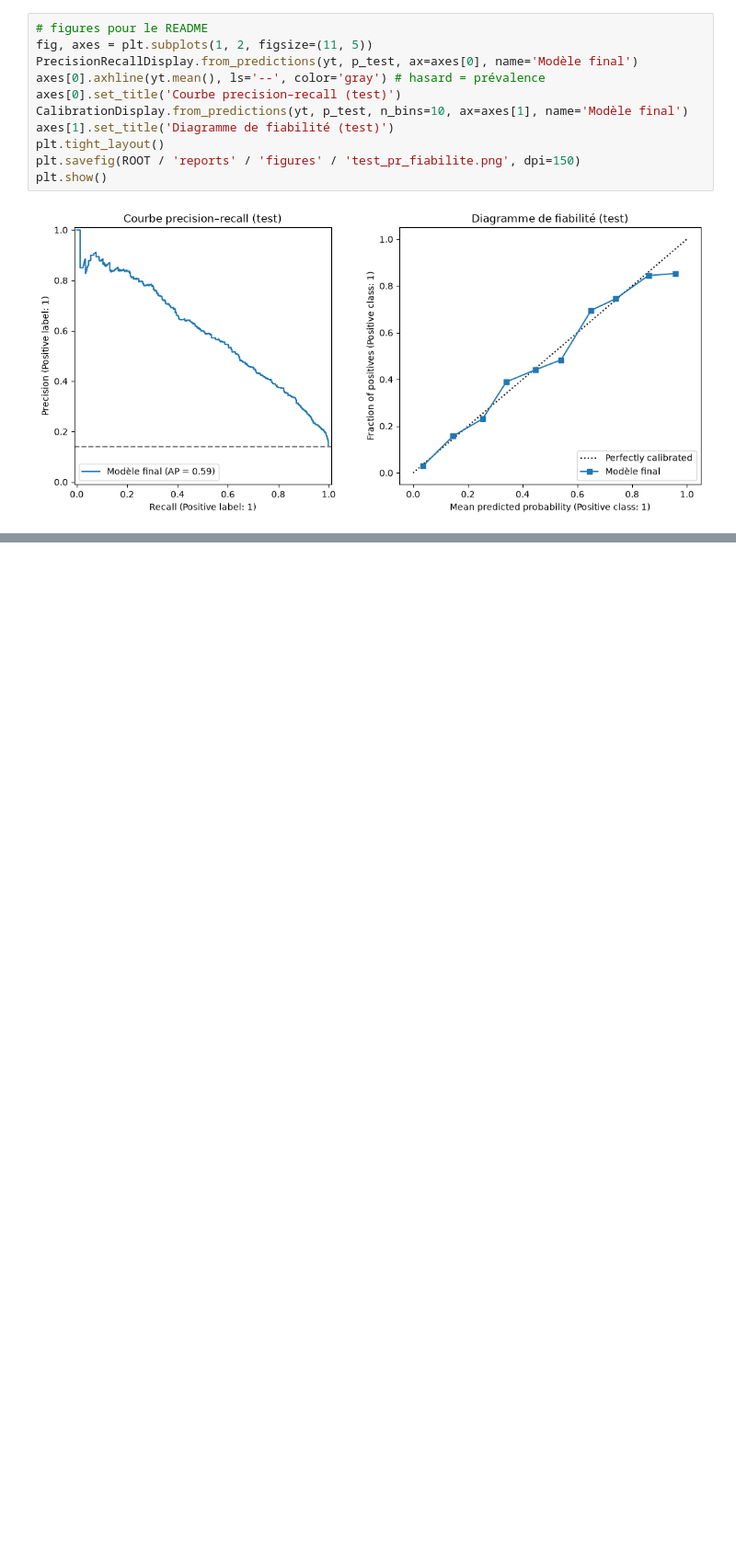
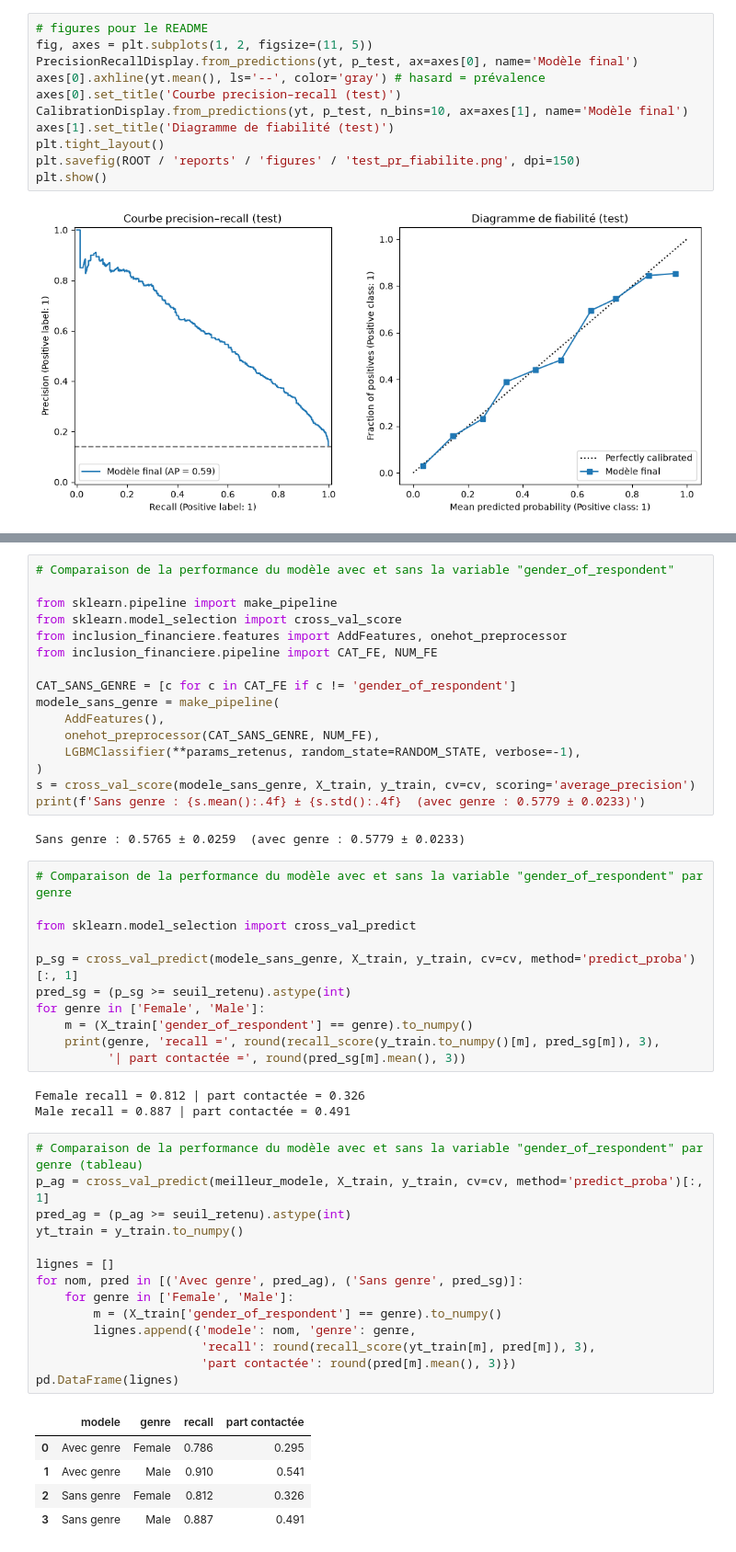
Before and after one commit to abdoulmouhamed99/inclusion-financiere, a Jupyter notebook: notebooks/06_test_final_interpretation.ipynb, the cells around one changed output, grey strips where cells are left out. Shown at 92% size. Cells and saved outputs as stored; diff of their text form; blank space fills up the shorter version.

```diff
--- a/notebooks/06_test_final_interpretation.ipynb
+++ b/notebooks/06_test_final_interpretation.ipynb
@@ -203,3 +233,55 @@ recall         0.839     0.899
 precision      0.314     0.324
 contactee      0.291     0.520
 [0.013 0.111]
+# %%
+# Comparaison de la performance du modèle avec et sans la variable "gender_of_respondent"
+
+from sklearn.pipeline import make_pipeline
+from sklearn.model_selection import cross_val_score
+from inclusion_financiere.features import AddFeatures, onehot_preprocessor
+from inclusion_financiere.pipeline import CAT_FE, NUM_FE
+
+CAT_SANS_GENRE = [c for c in CAT_FE if c != 'gender_of_respondent']
+modele_sans_genre = make_pipeline(
+    AddFeatures(),
+    onehot_preprocessor(CAT_SANS_GENRE, NUM_FE),
+    LGBMClassifier(**params_retenus, random_state=RANDOM_STATE, verbose=-1),
+)
+s = cross_val_score(modele_sans_genre, X_train, y_train, cv=cv, scoring='average_precision')
+print(f'Sans genre : {s.mean():.4f} ± {s.std():.4f}  (avec genre : 0.5779 ± 0.0233)')
+# %% [output]
+Sans genre : 0.5765 ± 0.0259  (avec genre : 0.5779 ± 0.0233)
+# %%
+# Comparaison de la performance du modèle avec et sans la variable "gender_of_respondent" par genre
+
+from sklearn.model_selection import cross_val_predict
+
+p_sg = cross_val_predict(modele_sans_genre, X_train, y_train, cv=cv, method='predict_proba')[:, 1]
+pred_sg = (p_sg >= seuil_retenu).astype(int)
+for genre in ['Female', 'Male']:
+    m = (X_train['gender_of_respondent'] == genre).to_numpy()
+    print(genre, 'recall =', round(recall_score(y_train.to_numpy()[m], pred_sg[m]), 3),
+          '| part contactée =', round(pred_sg[m].mean(), 3))
+# %% [output]
+Female recall = 0.812 | part contactée = 0.326
+Male recall = 0.887 | part contactée = 0.491
+# %%
+# Comparaison de la performance du modèle avec et sans la variable "gender_of_respondent" par genre (tableau)
+p_ag = cross_val_predict(meilleur_modele, X_train, y_train, cv=cv, method='predict_proba')[:, 1]
+pred_ag = (p_ag >= seuil_retenu).astype(int)
+yt_train = y_train.to_numpy()
+
+lignes = []
+for nom, pred in [('Avec genre', pred_ag), ('Sans genre', pred_sg)]:
+    for genre in ['Female', 'Male']:
+        m = (X_train['gender_of_respondent'] == genre).to_numpy()
+        lignes.append({'modele': nom, 'genre': genre,
+                       'recall': round(recall_score(yt_train[m], pred[m]), 3),
+                       'part contactée': round(pred[m].mean(), 3)})
+pd.DataFrame(lignes)
+# %% [output]
+|  | modele | genre | recall | part contactée |
+| 0 | Avec genre | Female | 0.786 | 0.295 |
+| 1 | Avec genre | Male | 0.910 | 0.541 |
+| 2 | Sans genre | Female | 0.812 | 0.326 |
+| 3 | Sans genre | Male | 0.887 | 0.491 |
```
Also changed, not shown: parts of 10 cells of this notebook, 1 other file.
